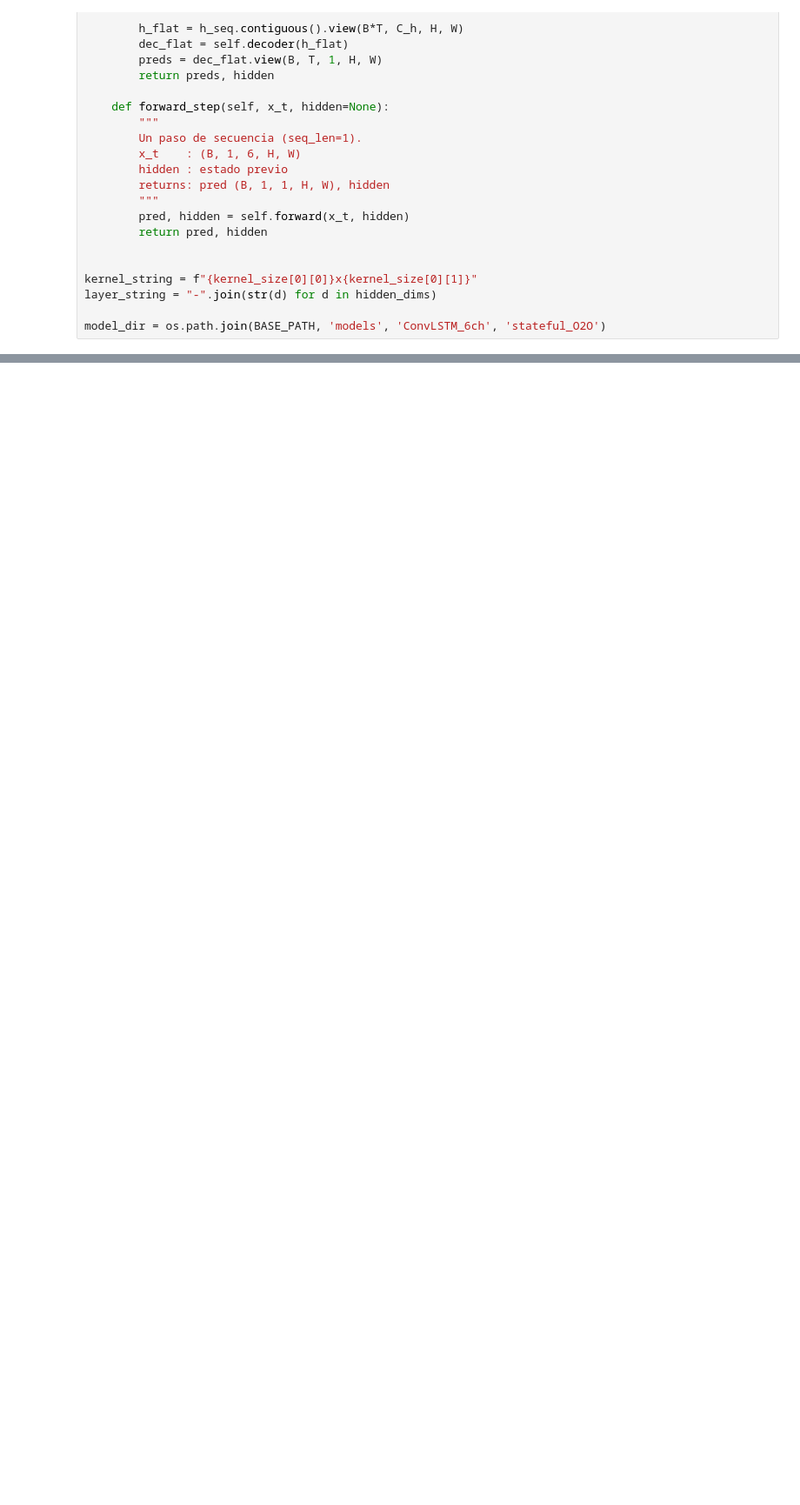
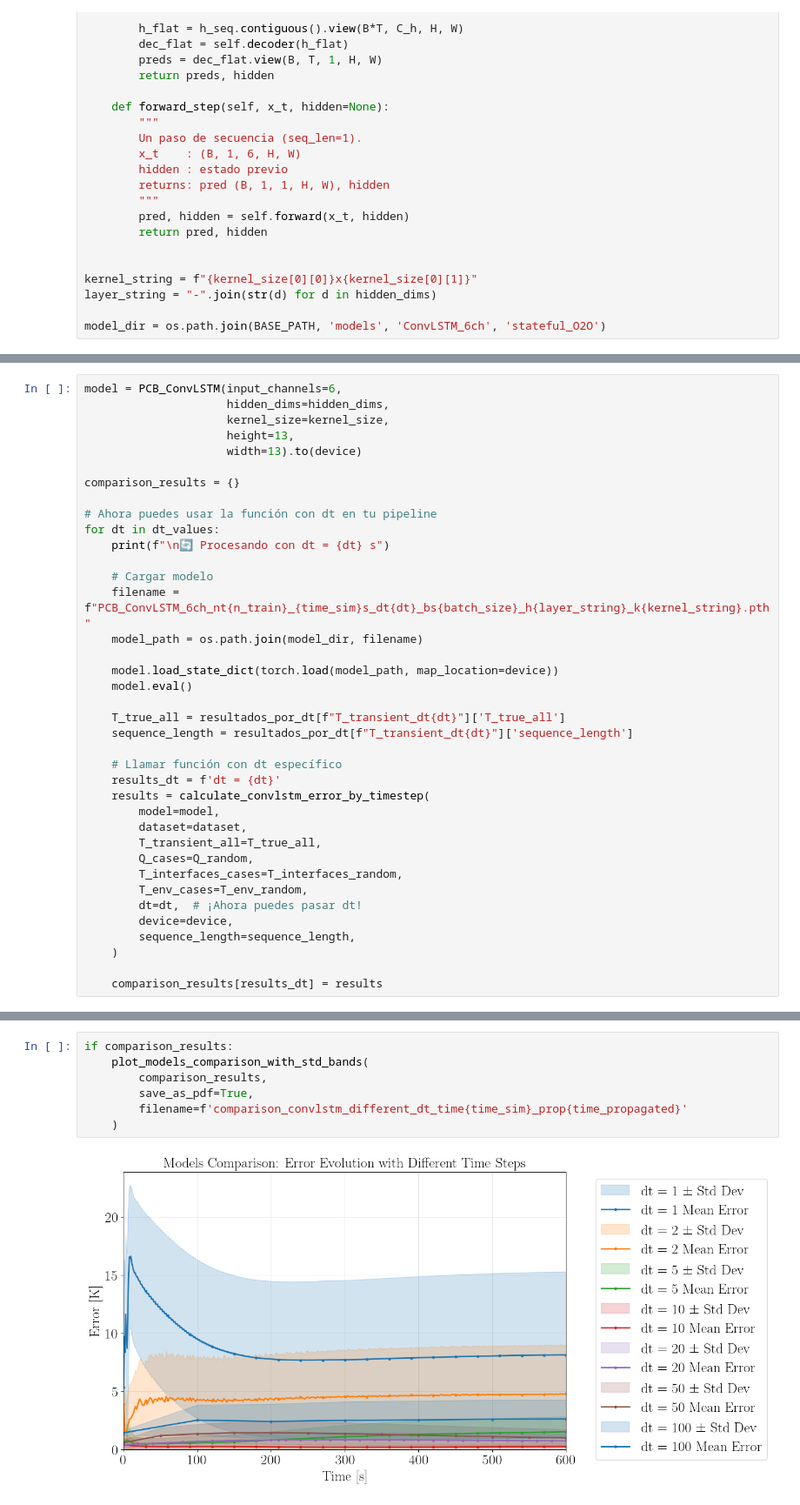
Before and after one commit to dgbarcena/ia_thermal, a Jupyter notebook: ismaelgallo/comparison_convlstm_pinn.ipynb, the cells around one changed output, grey strips where cells are left out. Shown at 87% size. Saved outputs shown, nothing was run; the diff lists cells and outputs as text; blank space fills up the shorter version.

```diff
--- a/ismaelgallo/comparison_convlstm_pinn.ipynb
+++ b/ismaelgallo/comparison_convlstm_pinn.ipynb
@@ -1751,0 +2463,38 @@ if comparison_results:
+# %%
+model = PCB_ConvLSTM(input_channels=6,
+                     hidden_dims=hidden_dims,
+                     kernel_size=kernel_size,
+                     height=13,
+                     width=13).to(device)
+
+comparison_results = {}
+
+# Ahora puedes usar la función con dt en tu pipeline
+for dt in dt_values:
+    print(f"\n🔄 Procesando con dt = {dt} s")
+
+    # Cargar modelo
+    filename = f"PCB_ConvLSTM_6ch_nt{n_train}_{time_sim}s_dt{dt}_bs{batch_size}_h{layer_string}_k{kernel_string}.pth"
+    model_path = os.path.join(model_dir, filename)
+
+    model.load_state_dict(torch.load(model_path, map_location=device))
+    model.eval()
+
+    T_true_all = resultados_por_dt[f"T_transient_dt{dt}"]['T_true_all']
+    sequence_length = resultados_por_dt[f"T_transient_dt{dt}"]['sequence_length']
+
+    # Llamar función con dt específico
+    results_dt = f'dt = {dt}'
+    results = calculate_convlstm_error_by_timestep(
+        model=model,
+        dataset=dataset,
+        T_transient_all=T_true_all,
+        Q_cases=Q_random,
+        T_interfaces_cases=T_interfaces_random,
+        T_env_cases=T_env_random,
+        dt=dt,  # ¡Ahora puedes pasar dt!
+        device=device,
+        sequence_length=sequence_length,
+    )
+
+    comparison_results[results_dt] = results
@@ -1751,0 +2613,9 @@ if comparison_results:
+# %%
+if comparison_results:
+    plot_models_comparison_with_std_bands(
+        comparison_results,
+        save_as_pdf=True,
+        filename=f'comparison_convlstm_different_dt_time{time_sim}_prop{time_propagated}'
+    )
+# %% [output]
+[figure, added]
```
Also changed, not shown: parts of 59 cells of this notebook, 48 other files.
